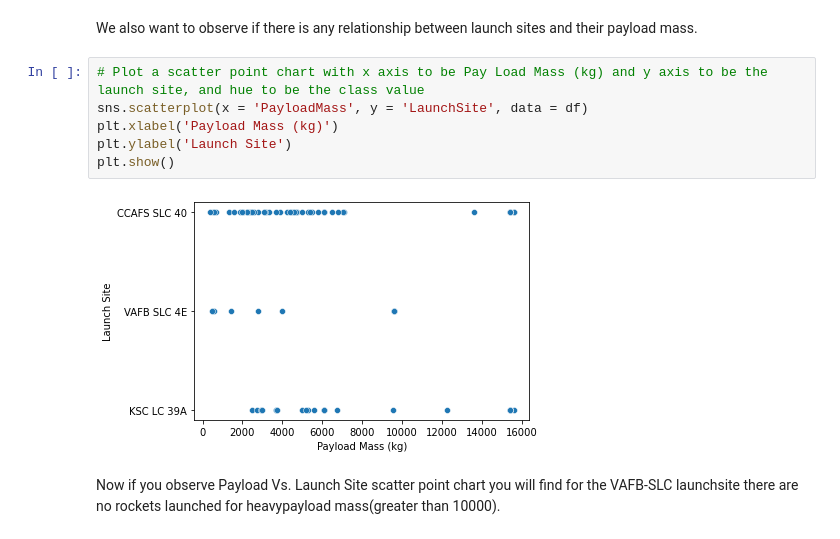
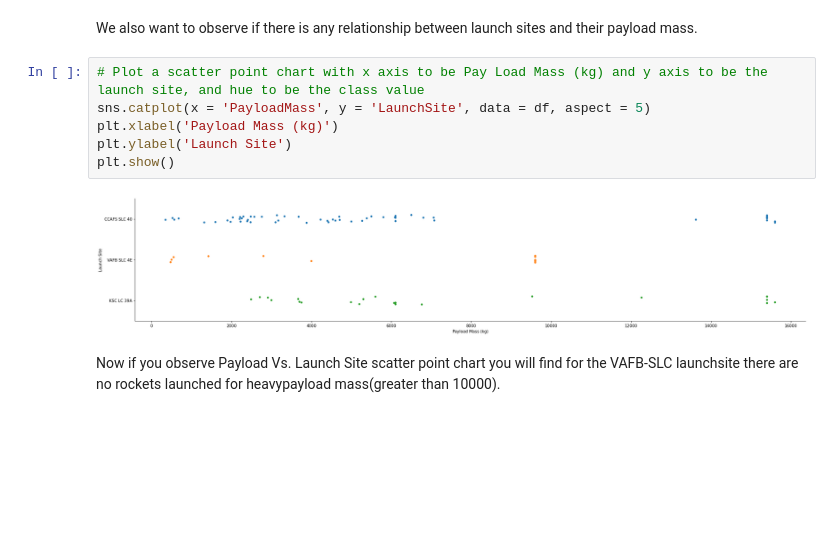
Before and after one commit to kphamilton97/IBM-Capstone, a Jupyter notebook: EDA with pandas and matplotlib.ipynb, the cells around one changed output. Cells and saved outputs as stored; diff of their text form; blank space fills up the shorter version.

Commit message:
Made plots larger

```diff
--- a/EDA with pandas and matplotlib.ipynb
+++ b/EDA with pandas and matplotlib.ipynb
@@ -98,12 +98,12 @@ Now try to explain the patterns you found in the Flight Number vs. Launch Site s
 We also want to observe if there is any relationship between launch sites and their payload mass.
 # %%
 # Plot a scatter point chart with x axis to be Pay Load Mass (kg) and y axis to be the launch site, and hue to be the class value
-sns.scatterplot(x = 'PayloadMass', y = 'LaunchSite', data = df)
+sns.catplot(x = 'PayloadMass', y = 'LaunchSite', data = df, aspect = 5)
 plt.xlabel('Payload Mass (kg)')
 plt.ylabel('Launch Site')
 plt.show()
 # %% [output]
-[figure, old version]
+[figure, new version]
 # %% [markdown]
 Now if you observe Payload Vs. Launch Site scatter point chart you will find for the VAFB-SLC  launchsite there are no  rockets  launched for  heavypayload mass(greater than 10000).
 # %% [markdown]
```
Also changed, not shown: parts of 3 cells of this notebook.
